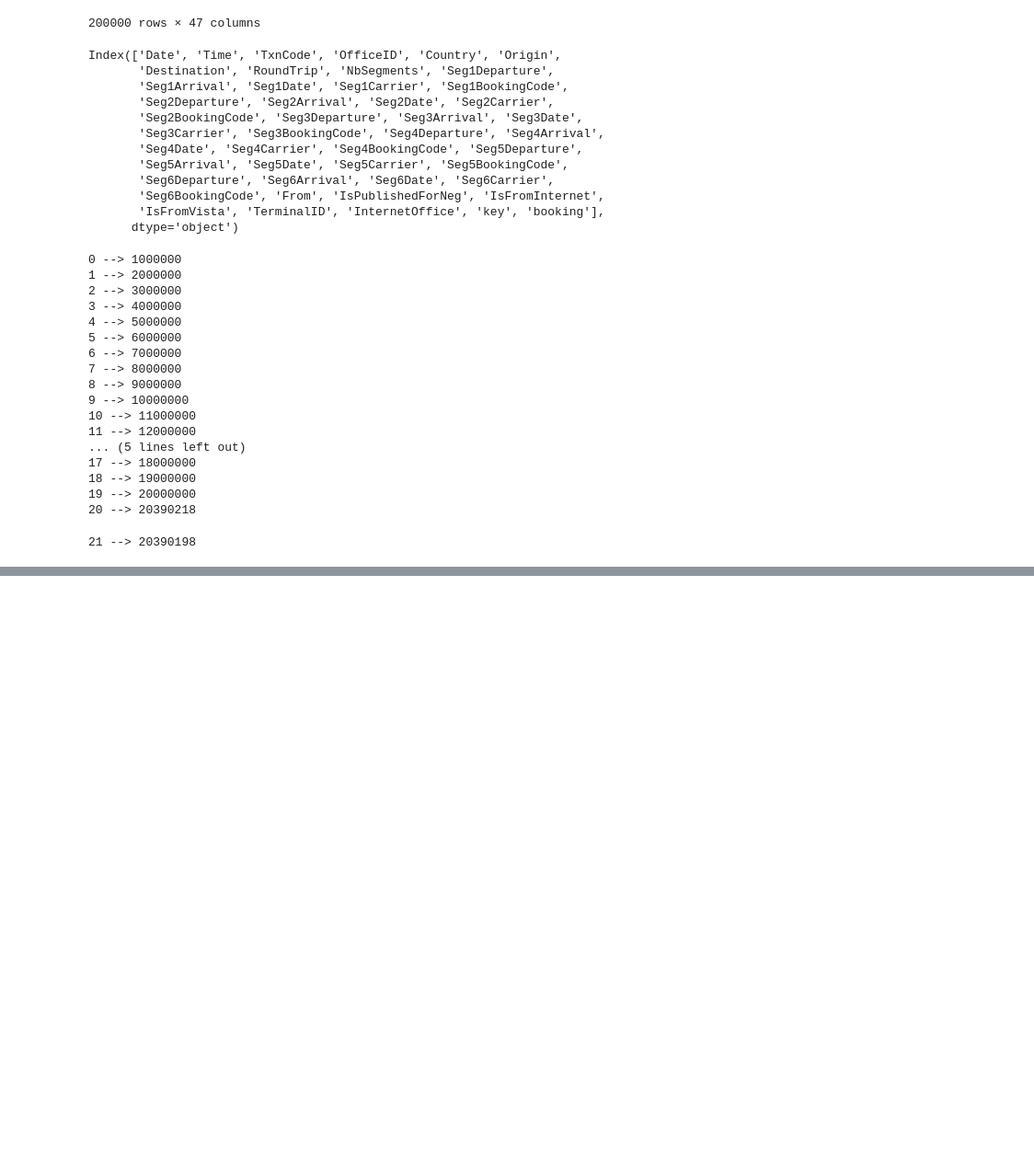
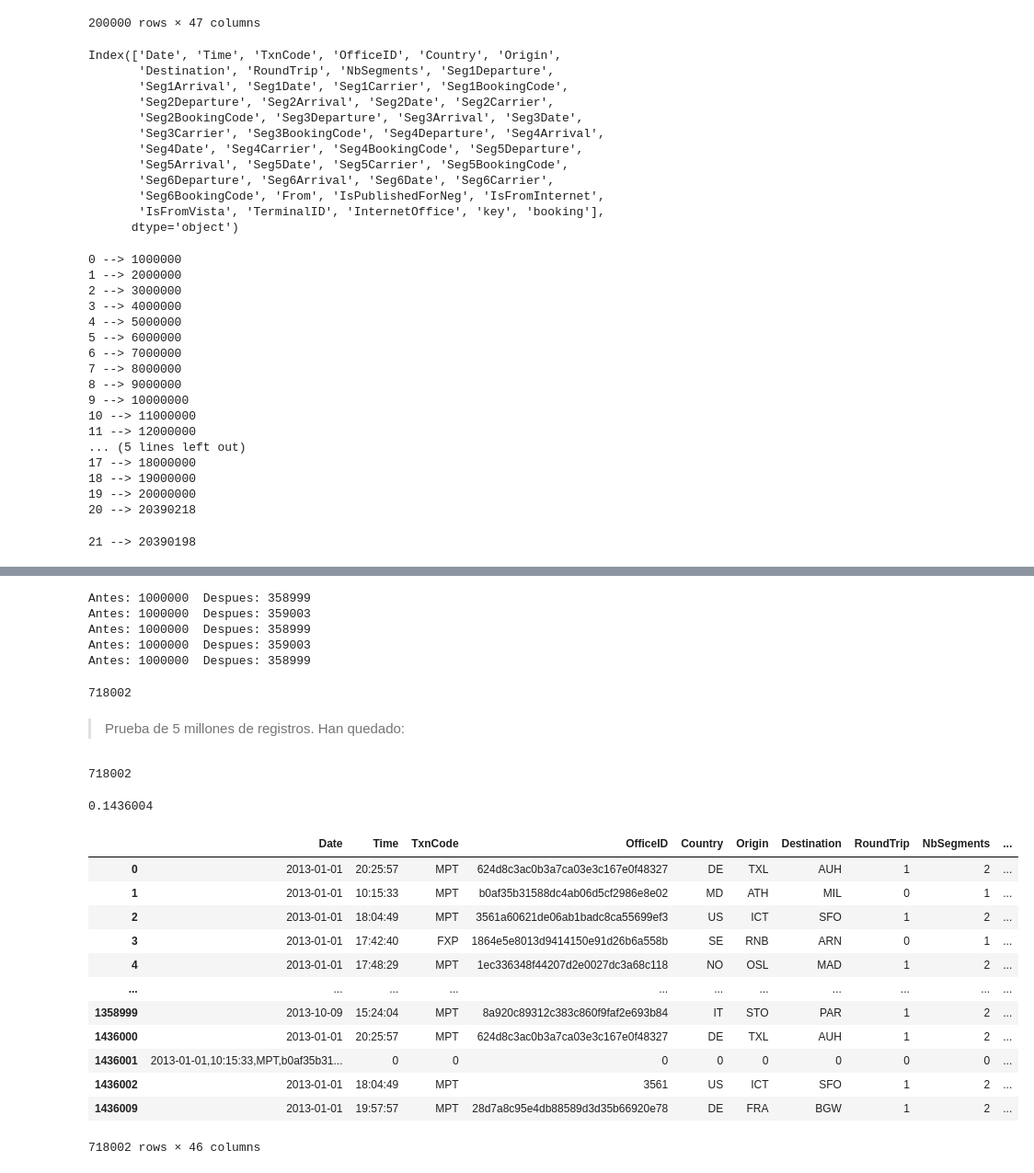
Before and after one commit to rgomezh/challenge, a Jupyter notebook: Ejercicio4.ipynb, the cells around one changed output, grey strips where cells are left out. Shown: that part at 92% size. Cells and saved outputs as stored; diff of their text form; code cells hidden in the pictures; blank space fills up the shorter version.

```diff
--- a/Ejercicio4.ipynb
+++ b/Ejercicio4.ipynb
@@ -168,7 +166,7 @@ dtype: int64
 
 > Nos quedamos solo con los bookings cuyos pax > 0, porque en otro caso son cancelaciones.
 # %%
-bookings_set = pd.DataFrame()
+bookings_test = pd.DataFrame()
 i=0
 
 for chunk in pd.read_csv(bookings_bz,sep = '^', usecols = [6, 9, 12, 34], names = ['cre_date','dep_port','arr_port', 'pax' ],
@@ -194,14 +192,14 @@ for chunk in pd.read_csv(bookings_bz,sep = '^', usecols = [6, 9, 12, 34], names
     del chunk['dep_port']
     del chunk['arr_port']
     del chunk['cre_date']
-    bookings_set = bookings_set.append(chunk)
+    bookings_test = bookings_test.append(chunk)
 
     # Control for testing
     i = i+1
     if i == 1:
         break
 
-bookings_set.sort_values(by='key')
+bookings_test.sort_values(by='key')
 # %% [output]
 |  | pax | key |
 | 5688 | 2 | AAEALG_2013-03-28 |
@@ -234,6 +232,3 @@ bookings_agrouped
 | ZYRHEL_2013-03-27 | 11 |
 | ZYRQQS_2013-03-18 | 1 |
 3419 rows × 1 columns
-# %%
-searches_with_bookings = chuck_searches.merge(chuck_bookings)
-searches_with_bookings
@@ -522,0 +517,66 @@ print(i,"-->",lines)
+# %%
+chuck_searches = pd.DataFrame()
+i=0
+
+for chunk in pd.read_csv(searches_bz,sep = '^',
+                        # usecols = ['Origin','Destination','Date' ],
+                         low_memory = False,
+                         chunksize = 1000000):
+    lines=len(chunk)
+    chunk.fillna('0',inplace=True)
+    chunk = chunk.drop_duplicates()
+    print ("Antes:",lines," Despues:",len(chunk))
+
+    # Formating Destination
+    chunk['Origin']=chunk['Origin'].str.strip()
+    chunk['Origin']=chunk['Origin'].str.upper()
+    chunk['Destination']=chunk['Destination'].str.strip()
+    chunk['Destination']=chunk['Destination'].str.upper()
+    #Create key
+    chunk['key'] = chunk['Origin']+chunk['Destination']+'_'+chunk['Date']
+    chuck_searches = chuck_searches.append(chunk)
+
+    # Control for testing
+
+    if i == 4:
+        break
+    i = i+1
+
+chuck_searches = chuck_searches.drop_duplicates()
+# %% [output]
+Antes: 1000000  Despues: 358999
+Antes: 1000000  Despues: 359003
+Antes: 1000000  Despues: 358999
+Antes: 1000000  Despues: 359003
+Antes: 1000000  Despues: 358999
+# %%
+num_chuck_searches = len(chuck_searches)
+print(num_chuck_searches)
+# %% [output]
+718002
+# %% [markdown]
+> Prueba de 5 millones de registros. Han quedado:
+# %%
+num_chuck_searches
+# %% [output]
+718002
+# %%
+print(num_chuck_searches / 5000000)
+# %% [output]
+0.1436004
+# %%
+chuck_searches
+# %% [output]
+|  | Date | Time | TxnCode | OfficeID | Country | Origin | Destination | RoundTrip | NbSegments | ... |
+| 0 | 2013-01-01 | 20:25:57 | MPT | 624d8c3ac0b3a7ca03e3c167e0f48327 | DE | TXL | AUH | 1 | 2 | ... |
+| 1 | 2013-01-01 | 10:15:33 | MPT | b0af35b31588dc4ab06d5cf2986e8e02 | MD | ATH | MIL | 0 | 1 | ... |
+| 2 | 2013-01-01 | 18:04:49 | MPT | 3561a60621de06ab1badc8ca55699ef3 | US | ICT | SFO | 1 | 2 | ... |
+| 3 | 2013-01-01 | 17:42:40 | FXP | 1864e5e8013d9414150e91d26b6a558b | SE | RNB | ARN | 0 | 1 | ... |
+| 4 | 2013-01-01 | 17:48:29 | MPT | 1ec336348f44207d2e0027dc3a68c118 | NO | OSL | MAD | 1 | 2 | ... |
+| ... | ... | ... | ... | ... | ... | ... | ... | ... | ... | ... |
+| 1358999 | 2013-10-09 | 15:24:04 | MPT | 8a920c89312c383c860f9faf2e693b84 | IT | STO | PAR | 1 | 2 | ... |
+| 1436000 | 2013-01-01 | 20:25:57 | MPT | 624d8c3ac0b3a7ca03e3c167e0f48327 | DE | TXL | AUH | 1 | 2 | ... |
+| 1436001 | 2013-01-01,10:15:33,MPT,b0af35b31... | 0 | 0 | 0 | 0 | 0 | 0 | 0 | 0 | ... |
+| 1436002 | 2013-01-01 | 18:04:49 | MPT | 3561 | US | ICT | SFO | 1 | 2 | ... |
+| 1436009 | 2013-01-01 | 19:57:57 | MPT | 28d7a8c95e4db88589d3d35b66920e78 | DE | FRA | BGW | 1 | 2 | ... |
+718002 rows × 46 columns
```
Also changed, not shown: parts of 18 cells of this notebook.
